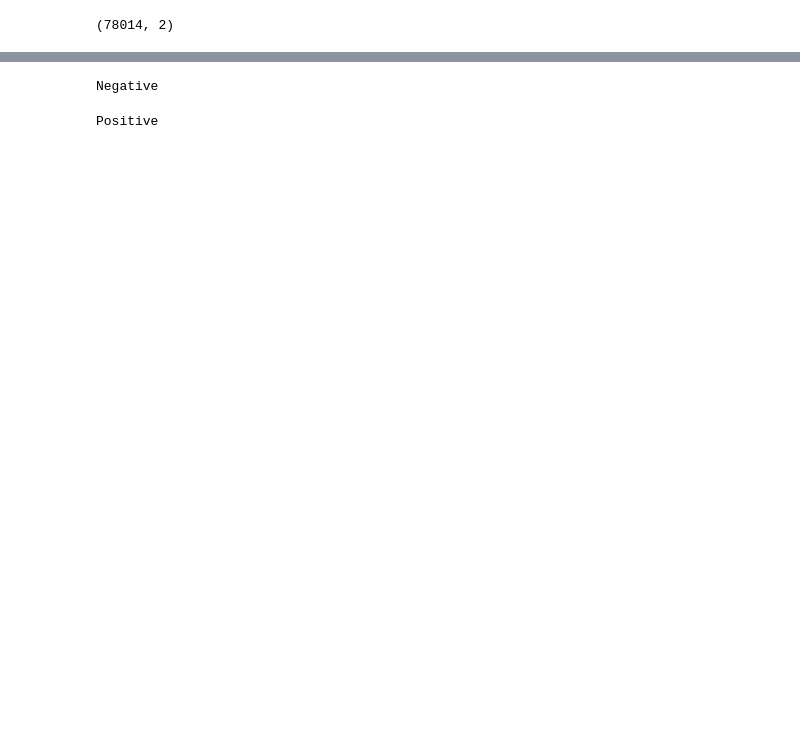
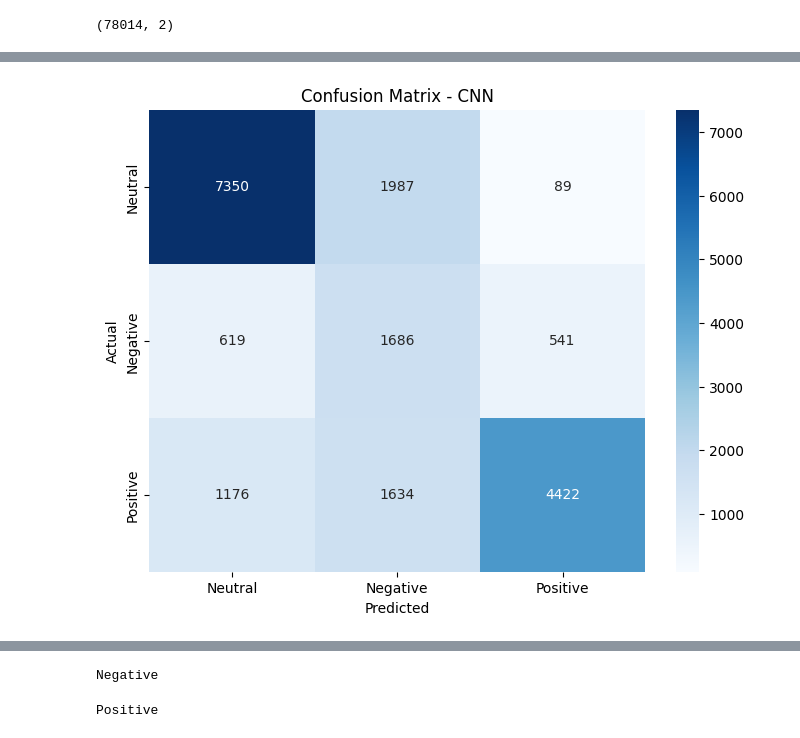
Before and after one commit to Jyts2094/Final-Project, a Jupyter notebook: Final_Project.ipynb, the cells around one changed output, grey strips where cells are left out. Cells and saved outputs as stored; diff of their text form; code cells hidden in the pictures; blank space fills up the shorter version.

```diff
--- a/Final_Project.ipynb
+++ b/Final_Project.ipynb
@@ -510,0 +353,4 @@ def predict_sentiment_dt(text):
+# %%
+from sklearn.model_selection import train_test_split
+input_train, input_test, target_train, target_test = train_test_split(twts, sentmnt_scores, test_size=0.25, random_state=0)
+print("Number of pred_pad_sqnc samples:", len(input_test))
@@ -510,0 +405,10 @@ def predict_sentiment_dt(text):
+# %%
+from sklearn.metrics import confusion_matrix,accuracy_score,classification_report,roc_curve,auc
+
+sentiment = ['Neutral', 'Negative', 'Positive']
+cnn_predictions = model.predict(input_test)
+_y_test = [np.argmax(row) for row in target_test]
+_cnn_predictions = [np.argmax(row) for row in cnn_predictions]
+cnn_accuracy = accuracy_score(_y_test, _cnn_predictions)
+print("CNN Model Accuracy:", cnn_accuracy)
+print("Classification Report:\n", classification_report(_y_test, _cnn_predictions, target_names=sentiment))
@@ -510,0 +428,29 @@ def predict_sentiment_dt(text):
+# %%
+import seaborn as sns
+import matplotlib.pyplot as plt  # Import Matplotlib
+from sklearn.metrics import confusion_matrix
+
+# Compute the confusion matrix for the model
+cnn_cm = confusion_matrix(_y_test,  _cnn_predictions)
+
+# Create a figure and axes object
+plt.figure(figsize=(8, 6))
+
+# Create a heatmap to visualize the confusion matrix
+sns.heatmap(cnn_cm, annot=True, fmt="d", cmap="Blues",
+            xticklabels=['Neutral', 'Negative', 'Positive'],
+            yticklabels=['Neutral', 'Negative', 'Positive'])
+
+# Label the x-axis as 'Predicted'
+plt.xlabel('Predicted')  # Use plt instead of instance_plot
+
+# Label the y-axis as 'Actual'
+plt.ylabel('Actual')   # Use plt instead of instance_plot
+
+# give title of plot
+plt.title('Confusion Matrix - CNN') # Use plt instead of instance_plot
+
+# Display the plot
+plt.show()  # Use plt instead of instance_plot
+# %% [output]
+[figure, added]
```
Also changed, not shown: parts of 44 cells of this notebook.
